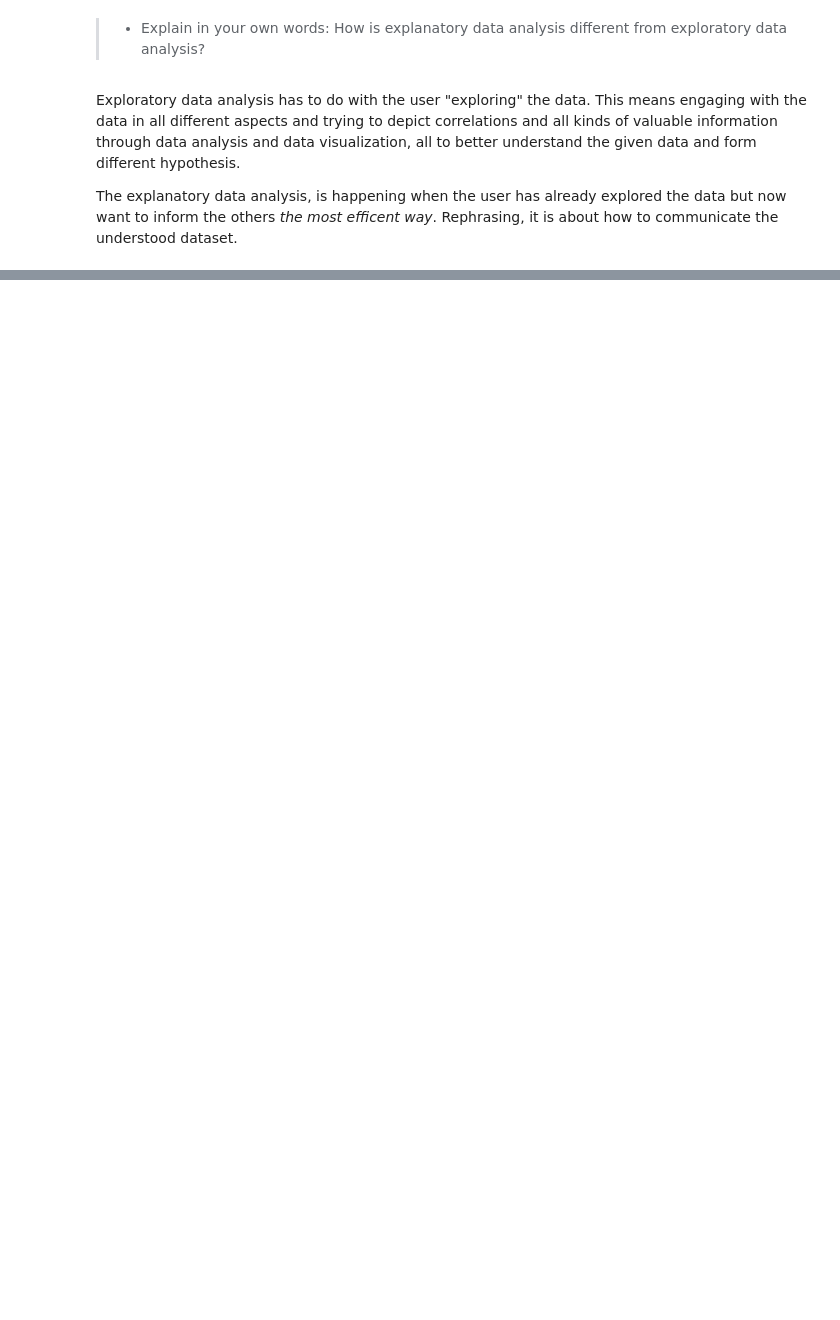
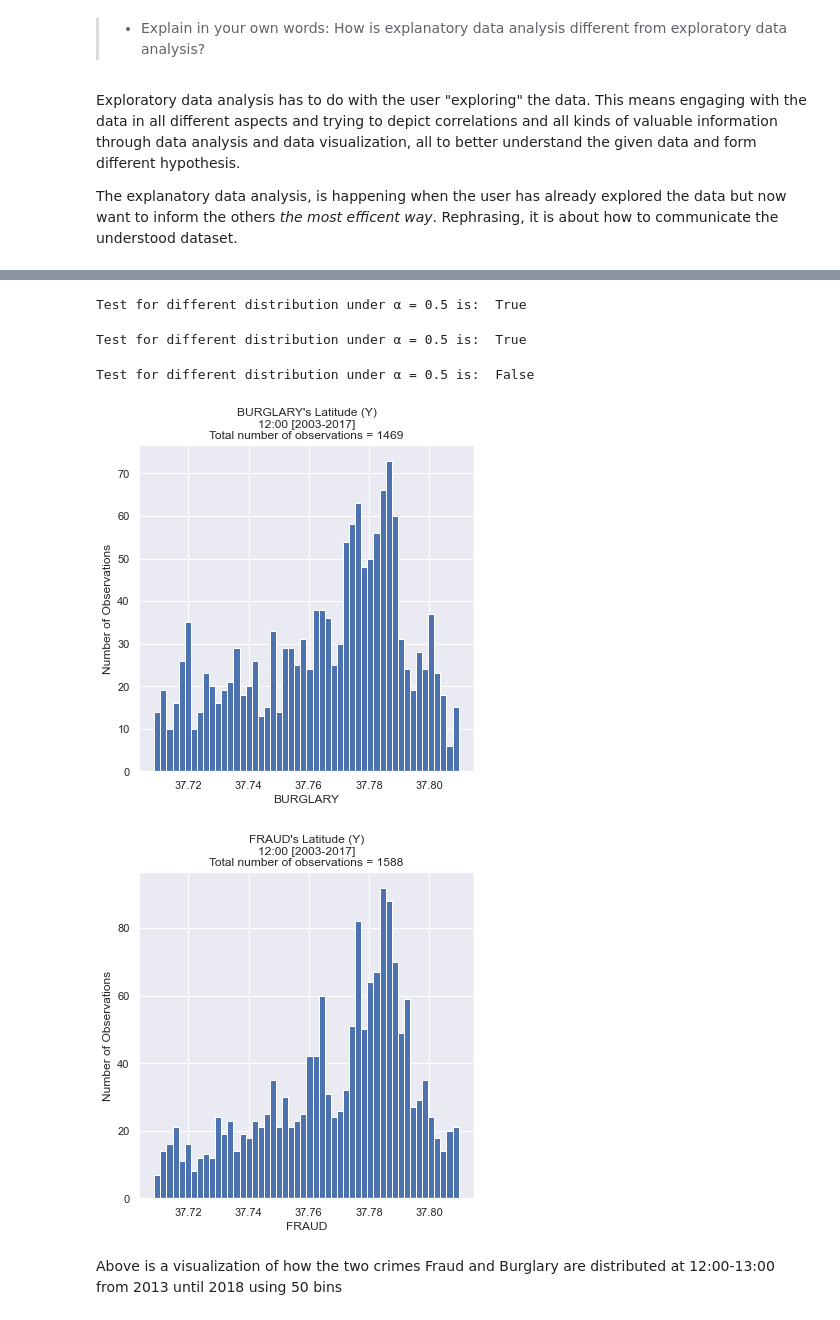
Before and after one commit to AbdulstarKousa/social-data-analysis, a Jupyter notebook: Assignment/Assignment 2.ipynb, the cells around one changed output, grey strips where cells are left out. Drawn from its saved outputs; the diff is of its cells as text; code cells hidden in the pictures; blank space fills up the shorter version.

```diff
--- a/Assignment/Assignment 2.ipynb
+++ b/Assignment/Assignment 2.ipynb
@@ -122,0 +591,4 @@ The explanatory data analysis, is happening when the user has already explored t
+# %%
+""" Importing weather dataset """
+weather_url = 'https://raw.githubusercontent.com/suneman/socialdata2021/master/files/weather_data.csv'
+weather_data = pd.read_csv(weather_url)
@@ -122,0 +601,13 @@ The explanatory data analysis, is happening when the user has already explored t
+# %%
+""" Shift Weather time-zone """
+weather_data['date'] = weather_data['date'].apply(lambda x: pd.to_datetime(x).tz_convert(None).tz_localize("Etc/GMT+3").tz_convert("Etc/GMT-7"))
+
+""" Shift Crime time-zone """
+Data['datetime'] = Data.apply(lambda x: pd.to_datetime(x.Date + " " + x.Time).round("H").tz_localize("ETC/GMT-7"), axis = 1)
+
+""" Merge weather and crime Data """
+weather_data = weather_data.rename(columns={'date':'datetime'})
+Data = Data.merge(weather_data, on='datetime', how= 'inner')
+
+""" Free memory """
+del (weather_data)
@@ -122,0 +629,9 @@ The explanatory data analysis, is happening when the user has already explored t
+# %%
+""" Delete messing values: """
+Data = Data.dropna()
+
+""" Delete unneeded columns """
+Data = Data.drop(columns=['Date','Time'])
+
+""" Rename datetime column """
+Data = Data.rename(columns={'datetime':'Date'})
@@ -122,0 +675,40 @@ The explanatory data analysis, is happening when the user has already explored t
+# %%
+""" Kolmogorov-Smirnov on Y """
+d1 = Data[Data['Category'] == Selected_Crimes[0]]['Y']
+d2 = Data[Data['Category'] == Selected_Crimes[1]]['Y']
+print("Test for different distribution under \u03B1 = 0.5 is: ", ks_2samp(d1, d2)[1]<0.5)
+# %% [output]
+Test for different distribution under α = 0.5 is:  True
+# %%
+""" Kolmogorov-Smirnov on Hour """
+d1 = Data[Data['Category'] == Selected_Crimes[0]]['Hour']
+d2 = Data[Data['Category'] == Selected_Crimes[1]]['Hour']
+print("Test for different distribution under \u03B1 = 0.5 is: ", ks_2samp(d1, d2)[1]<0.5)
+# %% [output]
+Test for different distribution under α = 0.5 is:  True
+# %%
+""" Kolmogorov-Smirnov on Month  """
+d1 = Data[Data['Category'] == Selected_Crimes[0]]['Month']
+d2 = Data[Data['Category'] == Selected_Crimes[1]]['Month']
+print("Test for different distribution under \u03B1 = 0.5 is: ", ks_2samp(d1, d2)[1]<0.5)
+# %% [output]
+Test for different distribution under α = 0.5 is:  False
+# %%
+""" Plot the Selected two crime categories at 12:00 [2003-2017] """
+for crime in Selected_Crimes:
+    d = Data[Data['Category'] == crime]
+    d = d[d['Hour']==12]
+    plt.figure(figsize=(6, 6))
+    plt.hist(d['Y'], bins=50)
+    plt.title( crime + "'s Latitude (Y)" + '\n12:00 [2003-2017]''\nTotal number of observations = '+ str(len(d)))
+    plt.xlabel(crime)
+    plt.ylabel('Number of Observations')
+    plt.show()
+
+""" free memory """
+del (d,d1,d2)
+# %% [output]
+[figure, added]
+[figure, added]
+# %% [markdown]
+Above is a visualization of how the two crimes Fraud and Burglary are distributed at 12:00-13:00 from 2013 until 2018 using 50 bins
```
Also changed, not shown: parts of 77 cells of this notebook, 2 other files.
